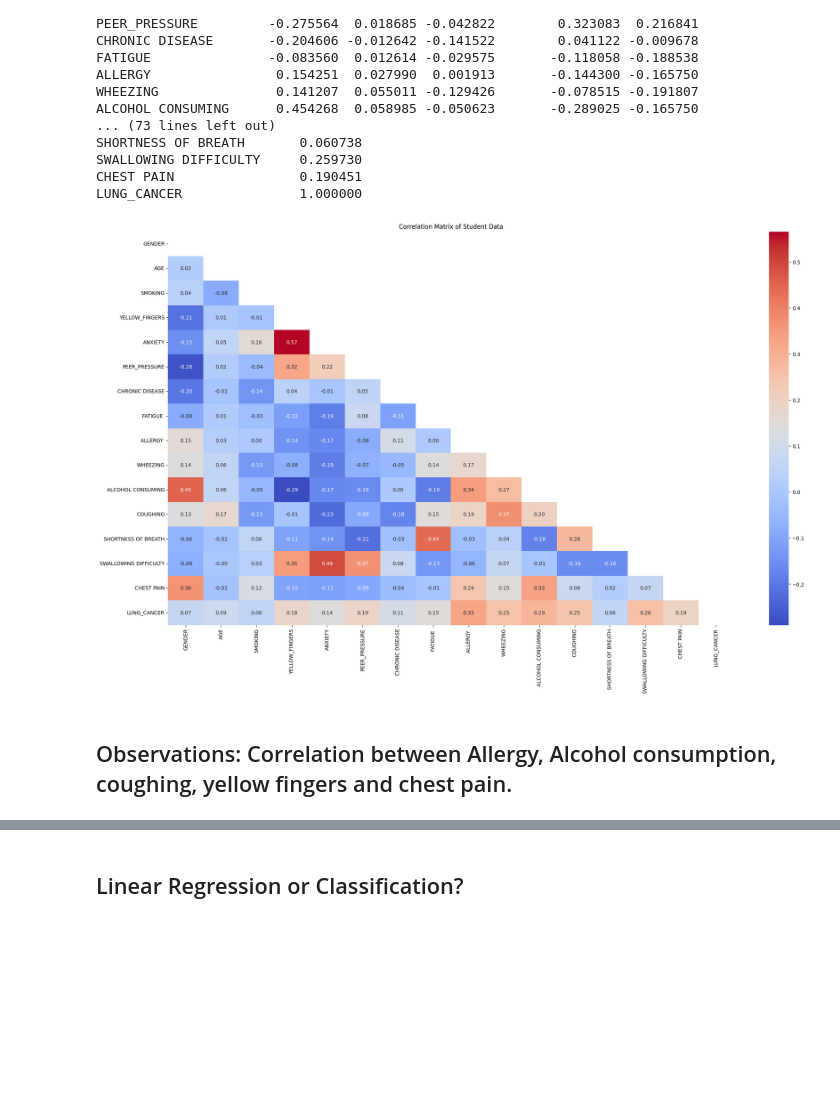
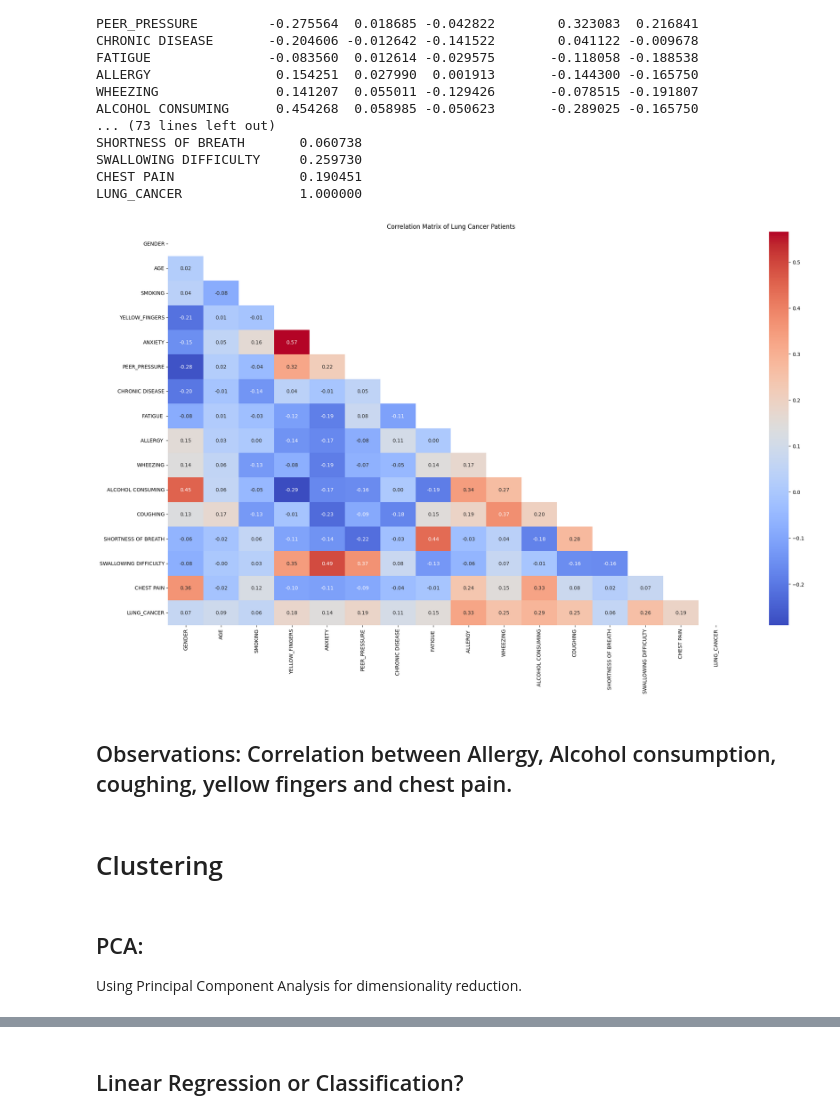
Before and after one commit to Xninety-nine/Springboard, a Jupyter notebook: Lung_Cancer_Prediction.ipynb, the cells around one changed output, grey strips where cells are left out. Cells and saved outputs as stored; diff of their text form; code cells hidden in the pictures; blank space fills up the shorter version.

```diff
--- a/Lung_Cancer_Prediction.ipynb
+++ b/Lung_Cancer_Prediction.ipynb
@@ -361,15 +472,17 @@ LUNG_CANCER               1.000000
 # %%
 #Plot the Correlation Matrix
 plt.figure(figsize=(25, 14))
 
 #Mask to truncate heatmap to reduce reduncancy of data visulaization.
 mask = np.triu(np.ones_like(correlation_matrix, dtype=bool))
 
 sns.heatmap(correlation_matrix, annot=True, cmap='coolwarm',fmt=".2f", mask=mask)
-plt.title('Correlation Matrix of Student Data')
+plt.title('Correlation Matrix of Lung Cancer Patients')
 
 plt.show()
 # %% [output]
-[figure, old version]
+[figure, new version]
 # %% [markdown]
 ## Observations: Correlation between Allergy, Alcohol consumption, coughing, yellow fingers and chest pain.
+# %% [markdown]
+# Clustering
@@ -375,0 +500,4 @@ plt.show()
+# %% [markdown]
+## PCA:
+
+Using Principal Component Analysis for dimensionality reduction.
```
Also changed, not shown: parts of 80 cells of this notebook, 3 other files.
